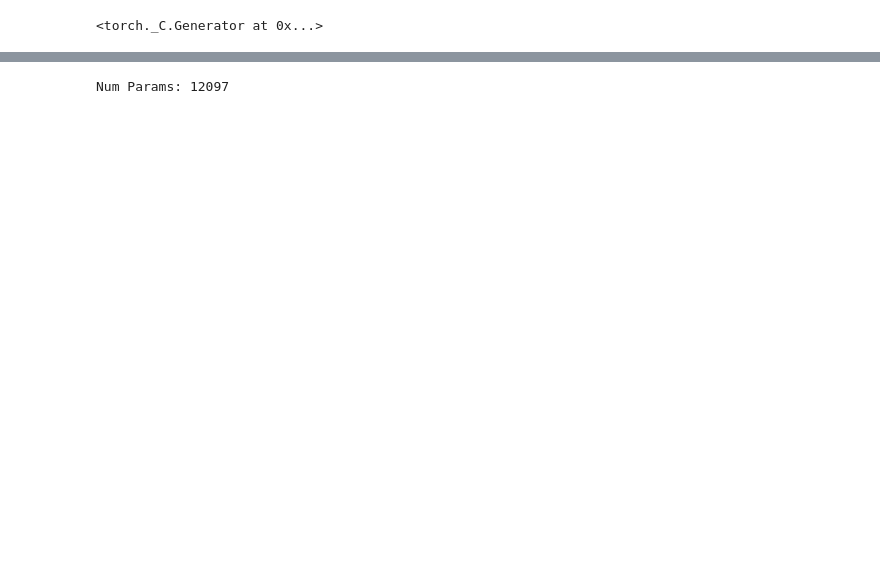
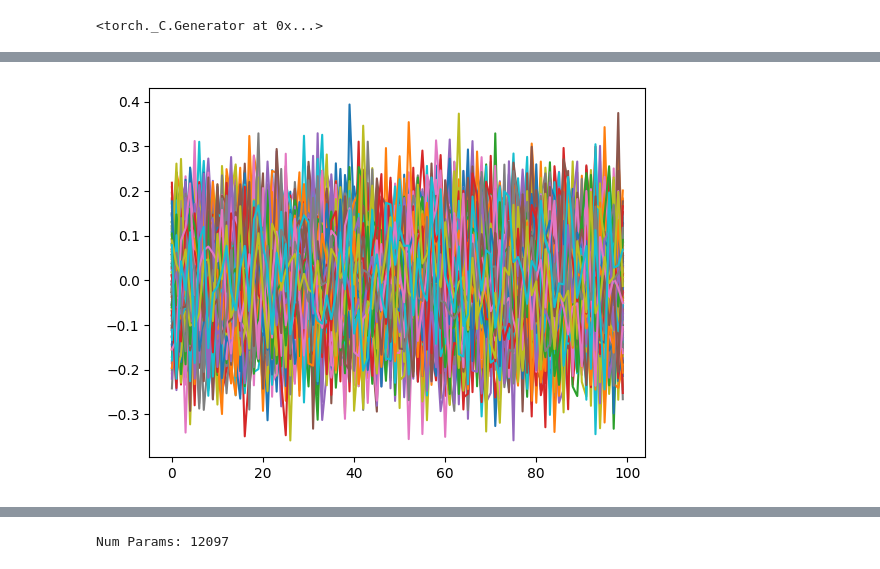
Before and after one commit to ryan-mangeno/seq-gen-torch, a Jupyter notebook: makemore_wavenet.ipynb, the cells around one changed output, grey strips where cells are left out. Saved outputs shown, nothing was run; the diff lists cells and outputs as text; code cells hidden in the pictures; blank space fills up the shorter version.

```diff
--- a/makemore_wavenet.ipynb
+++ b/makemore_wavenet.ipynb
@@ -242,0 +268,4 @@ kai = Linear(32, 27)
+# %%
+plt.plot(kai.weight);
+# %% [output]
+[figure, added]
```
Also changed, not shown: parts of 13 cells of this notebook.
